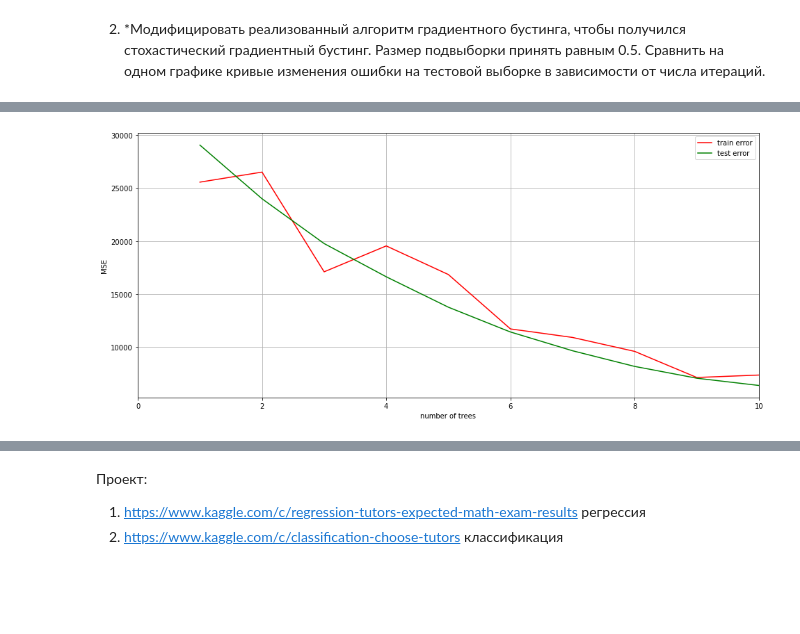
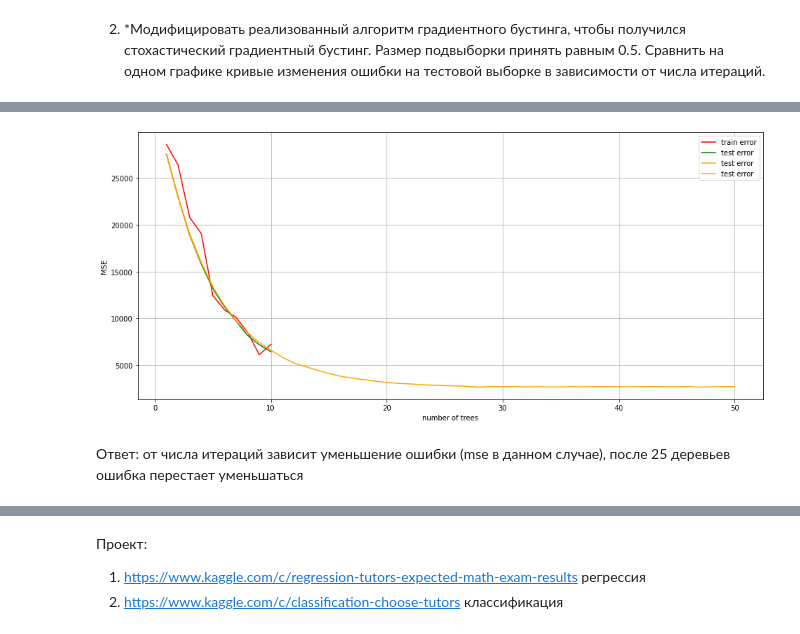
Before and after one commit to sss777999/GBai, a Jupyter notebook: Алгоритмы анализа данных/Урок 6. Градиентный бустинг (AdaBoost)/Lesson_6_extended.ipynb, the cells around one changed output, grey strips where cells are left out. Cells and saved outputs as stored; diff of their text form; code cells hidden in the pictures; blank space fills up the shorter version.

```diff
--- a/Алгоритмы анализа данных/Урок 6. Градиентный бустинг (AdaBoost)/Lesson_6_extended.ipynb
+++ b/Алгоритмы анализа данных/Урок 6. Градиентный бустинг (AdaBoost)/Lesson_6_extended.ipynb
@@ -1159,0 +1151,16 @@ Wall time: 2 s
+# %%
+num_of_trees_2 = [1,2,3,4,5]
+# %%
+%%time
+tree_1 = SGDB()
+
+# Число деревьев в ансамбле
+n_trees = 5
+
+# Максимальная глубина деревьев
+max_depth = 3
+
+# Шаг
+eta = 0.1
+
+trees_11, train_errors_11, test_errors_11= tree_1.gb_fit(n_trees, max_depth, X_train, X_test, y_train, y_test, eta, size=0.5)
@@ -1159,0 +1169,16 @@ Wall time: 2 s
+# %%
+num_of_trees_3 = [i+1 for i in range(50)]
+# %%
+%%time
+tree_2 = SGDB()
+
+# Число деревьев в ансамбле
+n_trees = 50
+
+# Максимальная глубина деревьев
+max_depth = 3
+
+# Шаг
+eta = 0.1
+
+trees_112, train_errors_112, test_errors_112= tree_2.gb_fit(n_trees, max_depth, X_train, X_test, y_train, y_test, eta, size=0.5)
@@ -1160,15 +1187,18 @@ Wall time: 2 s
 # %%
 plt.figure(figsize = (16, 7))
 plt.xlabel('number of trees')
 plt.ylabel('MSE')
-plt.xlim(0, n_trees)
 plt.plot(num_of_trees, train_errors_, label='train error', c='red')
 plt.plot(num_of_trees, test_errors_, label='test error', c='green')
+plt.plot(num_of_trees_2, test_errors_11, label='test error', c='orange')
+plt.plot(num_of_trees_3, test_errors_112, label='test error', c='orange')
 plt.legend(loc='upper right')
 plt.grid()
 plt.show()
 # %% [output]
-[figure, old version]
+[figure, new version]
+# %% [markdown]
+Ответ: от числа итераций зависит уменьшение ошибки (mse в данном случае), после 25 деревьев ошибка перестает уменьшаться
 # %%
 num_of_trees_ = [1,10,20,30,50,60,70,80,90,100]
 # %%
```
Also changed, not shown: parts of 28 cells of this notebook.
